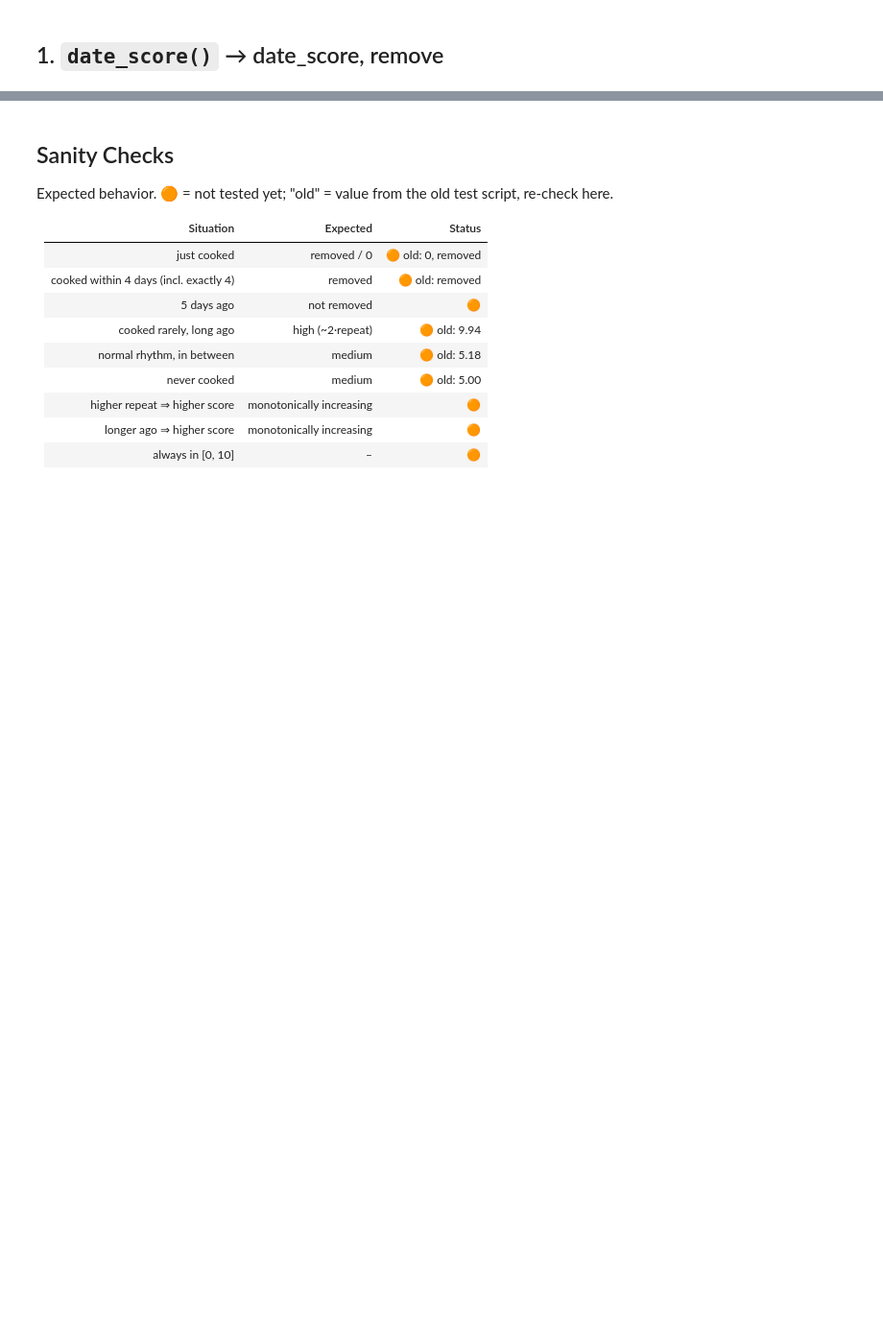
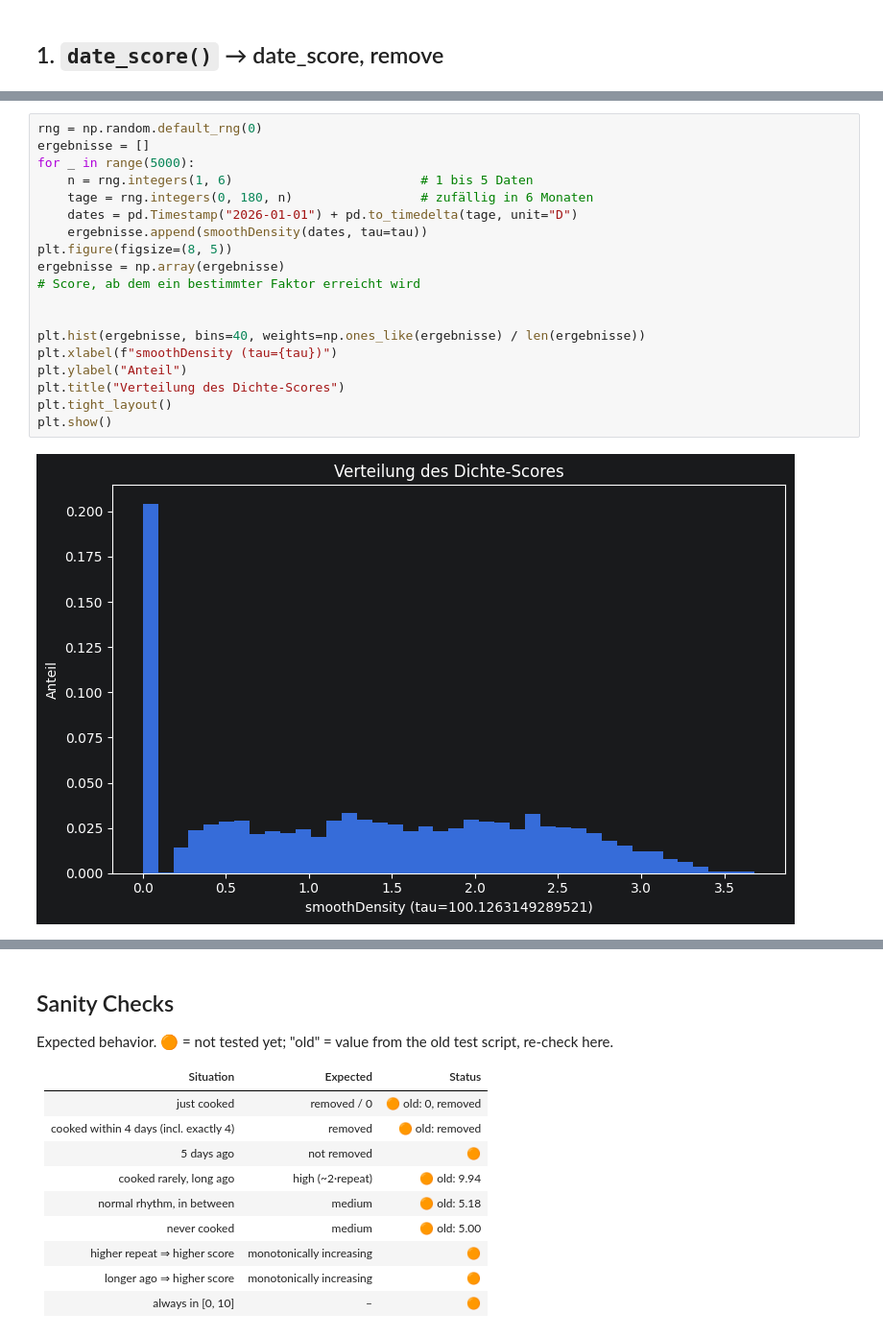
Before and after one commit to FunPhantasie/SmartFood, a Jupyter notebook: docs/Testing/date_score.ipynb, the cells around one changed output, grey strips where cells are left out. Shown at 96% size. Cells and saved outputs as stored; diff of their text form; blank space fills up the shorter version.

```diff
--- a/docs/Testing/date_score.ipynb
+++ b/docs/Testing/date_score.ipynb
@@ -32,0 +67,21 @@ def amplification(score, k=k):
+# %%
+rng = np.random.default_rng(0)
+ergebnisse = []
+for _ in range(5000):
+    n = rng.integers(1, 6)                         # 1 bis 5 Daten
+    tage = rng.integers(0, 180, n)                 # zufällig in 6 Monaten
+    dates = pd.Timestamp("2026-01-01") + pd.to_timedelta(tage, unit="D")
+    ergebnisse.append(smoothDensity(dates, tau=tau))
+plt.figure(figsize=(8, 5))
+ergebnisse = np.array(ergebnisse)
+# Score, ab dem ein bestimmter Faktor erreicht wird
+
+
+plt.hist(ergebnisse, bins=40, weights=np.ones_like(ergebnisse) / len(ergebnisse))
+plt.xlabel(f"smoothDensity (tau={tau})")
+plt.ylabel("Anteil")
+plt.title("Verteilung des Dichte-Scores")
+plt.tight_layout()
+plt.show()
+# %% [output]
+[figure, added]
```
Also changed, not shown: parts of 7 cells of this notebook, 1 other file.
